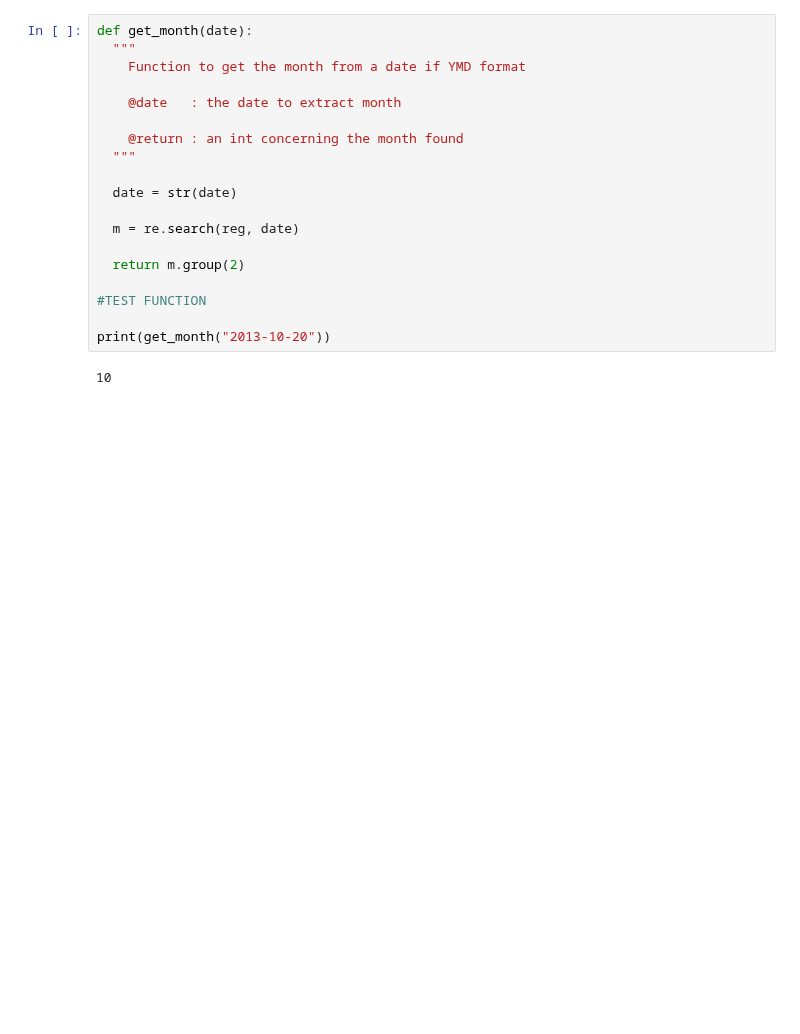
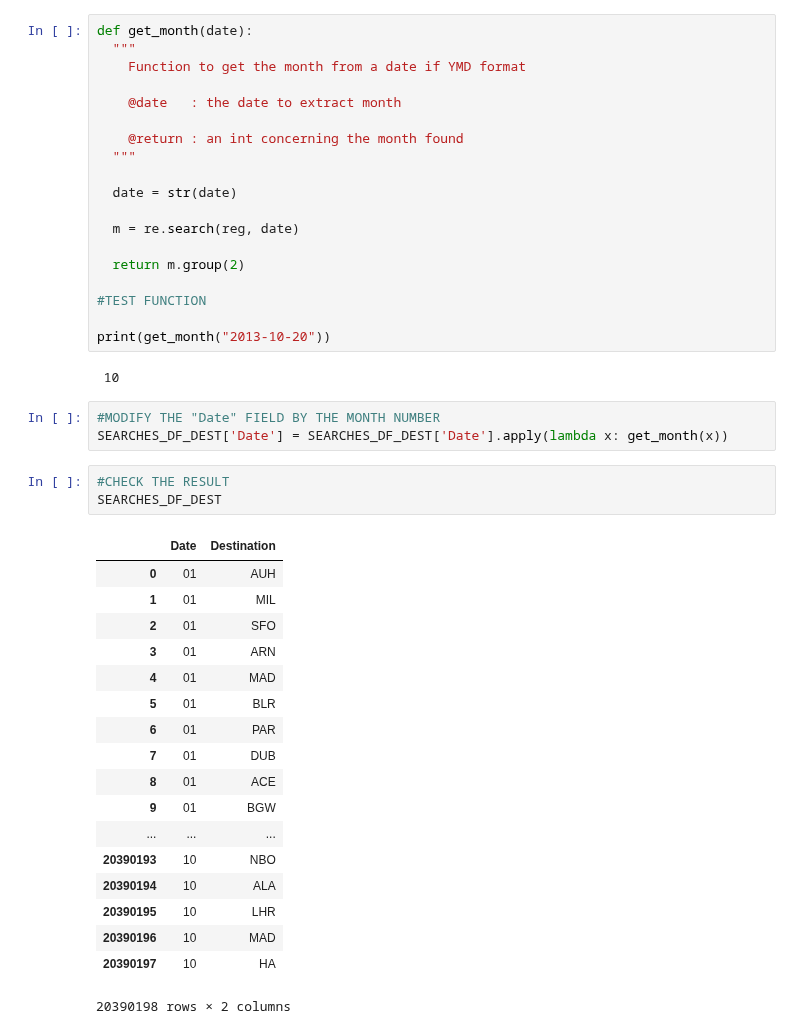
Before and after one commit to jangeloni/challenge_amadeus, a Jupyter notebook: third_exercise.ipynb, the cells around one changed output. Cells and saved outputs as stored; diff of their text form; blank space fills up the shorter version.

Commit message:
CHANGED "DATE" FIELD BY THE MONTH NUMBER

```diff
--- a/third_exercise.ipynb
+++ b/third_exercise.ipynb
@@ -170,0 +171,25 @@ print(get_month("2013-10-20"))
+# %%
+#MODIFY THE "Date" FIELD BY THE MONTH NUMBER
+SEARCHES_DF_DEST['Date'] = SEARCHES_DF_DEST['Date'].apply(lambda x: get_month(x))
+# %%
+#CHECK THE RESULT
+SEARCHES_DF_DEST
+# %% [output]
+|  | Date | Destination |
+| 0 | 01 | AUH |
+| 1 | 01 | MIL |
+| 2 | 01 | SFO |
+| 3 | 01 | ARN |
+| 4 | 01 | MAD |
+| 5 | 01 | BLR |
+| 6 | 01 | PAR |
+| 7 | 01 | DUB |
+| 8 | 01 | ACE |
+| 9 | 01 | BGW |
+| ... | ... | ... |
+| 20390193 | 10 | NBO |
+| 20390194 | 10 | ALA |
+| 20390195 | 10 | LHR |
+| 20390196 | 10 | MAD |
+| 20390197 | 10 | HA |
+20390198 rows × 2 columns
```
